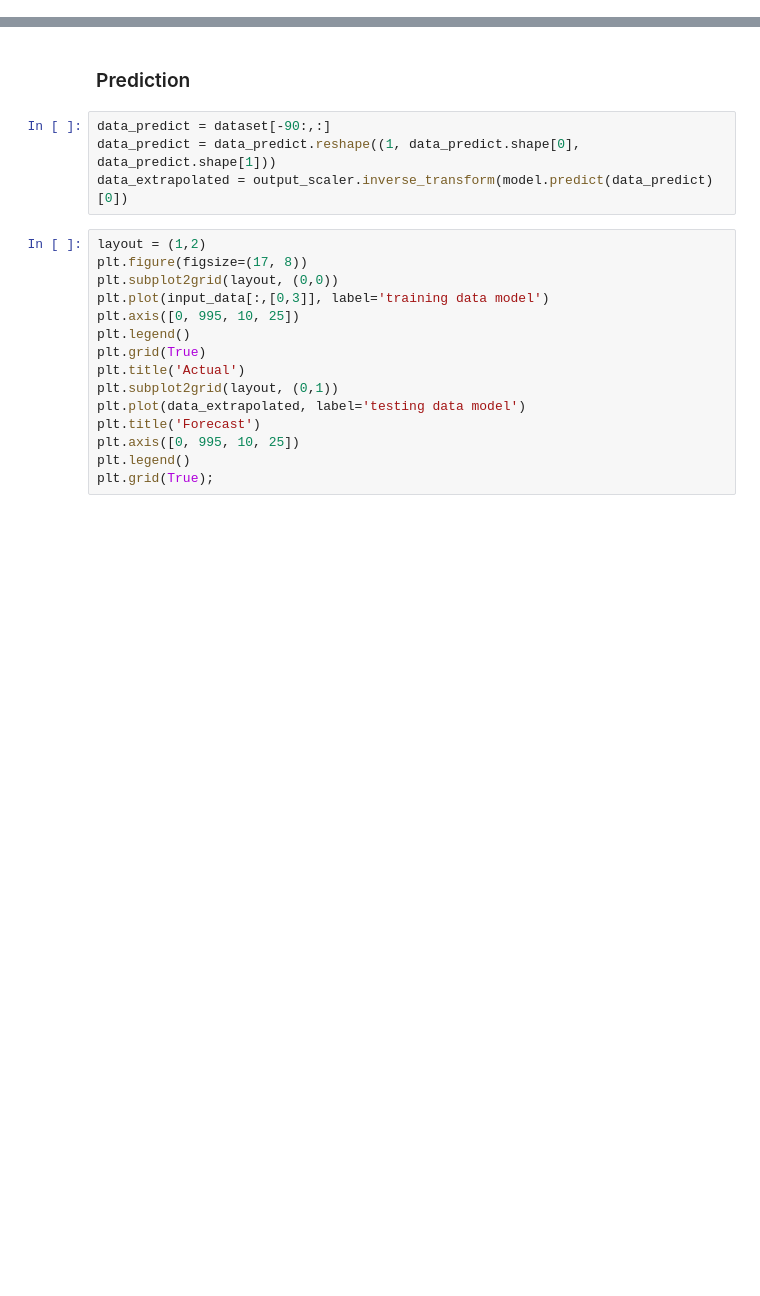
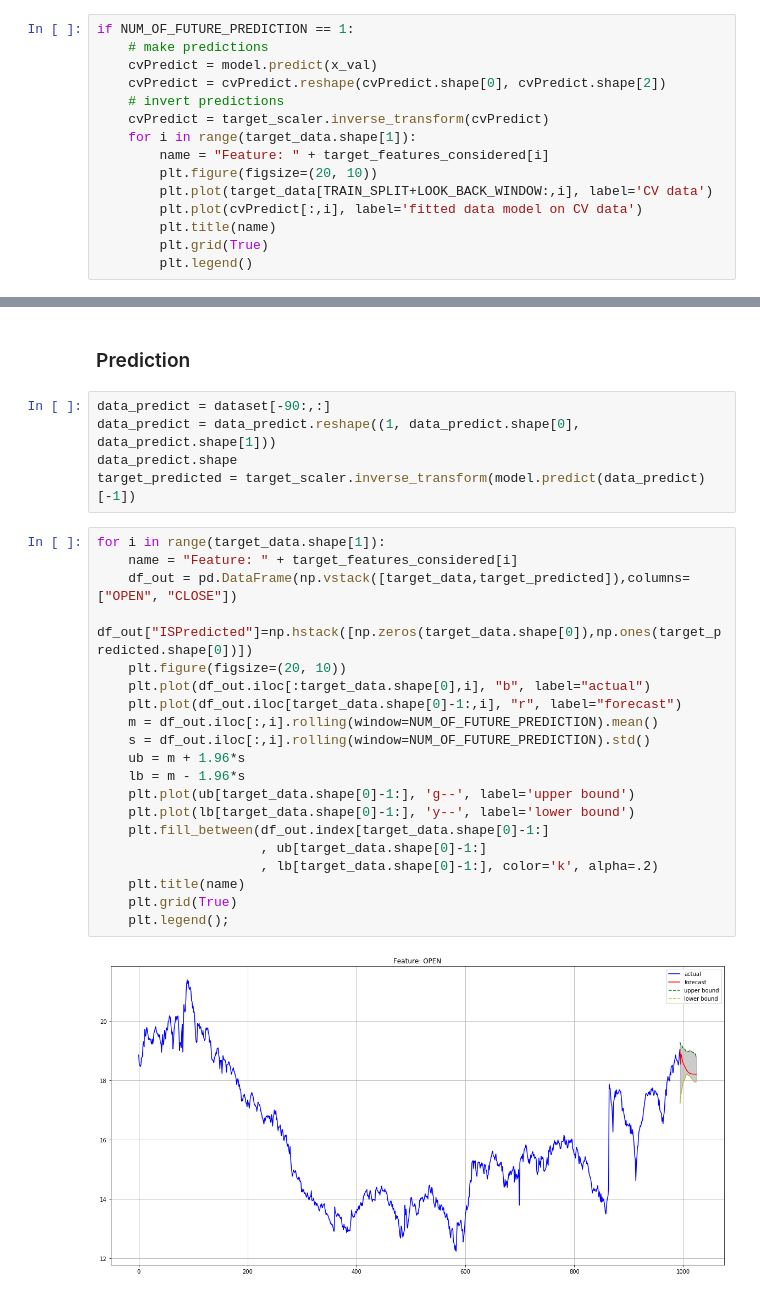
Before and after one commit to smrutijz/time_series, a Jupyter notebook: Encoder Decoder LSTM Model With Multivariate Input & Output for N number of Future Steps Prediction.ipynb, the cells around one changed output, grey strips where cells are left out. Saved outputs shown, nothing was run; the diff lists cells and outputs as text; blank space fills up the shorter version.

```diff
--- a/Encoder Decoder LSTM Model With Multivariate Input & Output for N number of Future Steps Prediction.ipynb
+++ b/Encoder Decoder LSTM Model With Multivariate Input & Output for N number of Future Steps Prediction.ipynb
@@ -140,3 +165,18 @@ plot_train_history(model_history, 'Multi-Step Training and validation loss')
+# %%
+if NUM_OF_FUTURE_PREDICTION == 1:
+    # make predictions
+    cvPredict = model.predict(x_val)
+    cvPredict = cvPredict.reshape(cvPredict.shape[0], cvPredict.shape[2])
+    # invert predictions
+    cvPredict = target_scaler.inverse_transform(cvPredict)
+    for i in range(target_data.shape[1]):
+        name = "Feature: " + target_features_considered[i]
+        plt.figure(figsize=(20, 10))
+        plt.plot(target_data[TRAIN_SPLIT+LOOK_BACK_WINDOW:,i], label='CV data')
+        plt.plot(cvPredict[:,i], label='fitted data model on CV data')
+        plt.title(name)
+        plt.grid(True)
+        plt.legend()
 # %% [markdown]
 ### Model Summary
 # %%
@@ -165,19 +205,27 @@ _________________________________________________________________
 # %%
 data_predict = dataset[-90:,:]
 data_predict = data_predict.reshape((1, data_predict.shape[0], data_predict.shape[1]))
-data_extrapolated = output_scaler.inverse_transform(model.predict(data_predict)[0])
+data_predict.shape
+target_predicted = target_scaler.inverse_transform(model.predict(data_predict)[-1])
-# %%
-layout = (1,2)
-plt.figure(figsize=(17, 8))
-plt.subplot2grid(layout, (0,0))
-plt.plot(input_data[:,[0,3]], label='training data model')
-plt.axis([0, 995, 10, 25])
-plt.legend()
-plt.grid(True)
-plt.title('Actual')
-plt.subplot2grid(layout, (0,1))
-plt.plot(data_extrapolated, label='testing data model')
-plt.title('Forecast')
-plt.axis([0, 995, 10, 25])
-plt.legend()
-plt.grid(True);
+# %%
+for i in range(target_data.shape[1]):
+    name = "Feature: " + target_features_considered[i]
+    df_out = pd.DataFrame(np.vstack([target_data,target_predicted]),columns=["OPEN", "CLOSE"])
+    df_out["ISPredicted"]=np.hstack([np.zeros(target_data.shape[0]),np.ones(target_predicted.shape[0])])
+    plt.figure(figsize=(20, 10))
+    plt.plot(df_out.iloc[:target_data.shape[0],i], "b", label="actual")
+    plt.plot(df_out.iloc[target_data.shape[0]-1:,i], "r", label="forecast")
+    m = df_out.iloc[:,i].rolling(window=NUM_OF_FUTURE_PREDICTION).mean()
+    s = df_out.iloc[:,i].rolling(window=NUM_OF_FUTURE_PREDICTION).std()
+    ub = m + 1.96*s
+    lb = m - 1.96*s
+    plt.plot(ub[target_data.shape[0]-1:], 'g--', label='upper bound')
+    plt.plot(lb[target_data.shape[0]-1:], 'y--', label='lower bound')
+    plt.fill_between(df_out.index[target_data.shape[0]-1:]
+                     , ub[target_data.shape[0]-1:]
+                     , lb[target_data.shape[0]-1:], color='k', alpha=.2)
+    plt.title(name)
+    plt.grid(True)
+    plt.legend();
+# %% [output]
+[figure, added]
```
Also changed, not shown: parts of 16 cells of this notebook.
